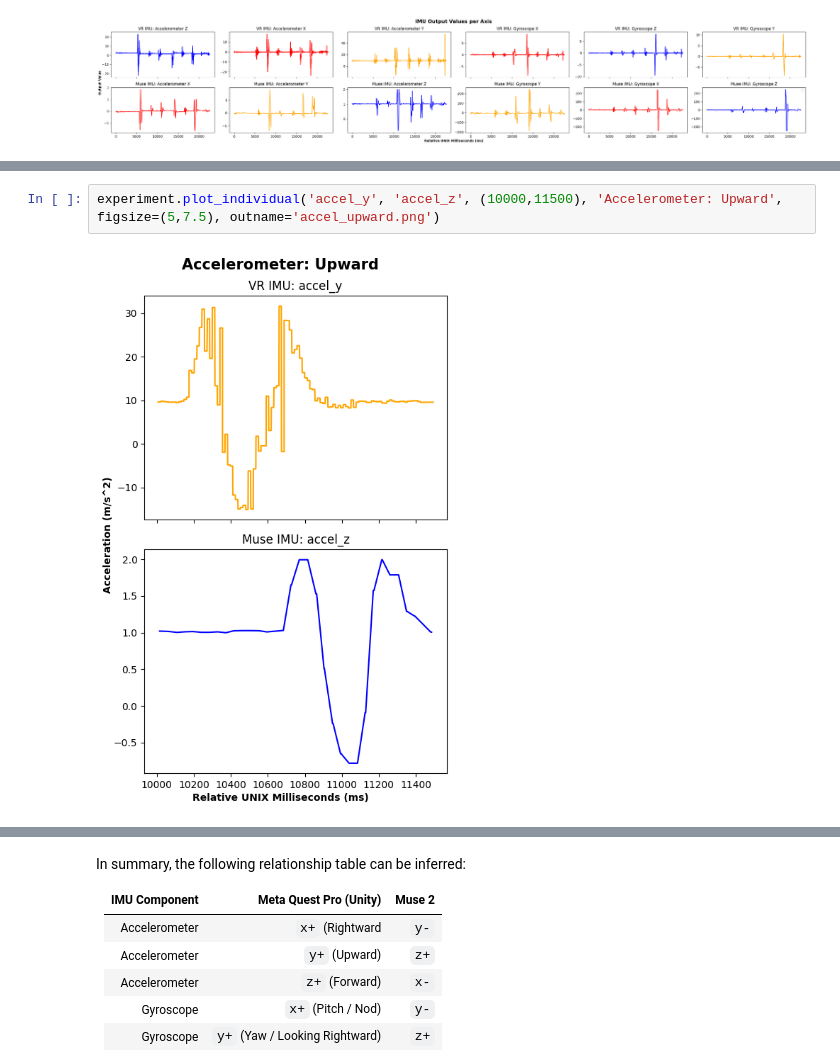
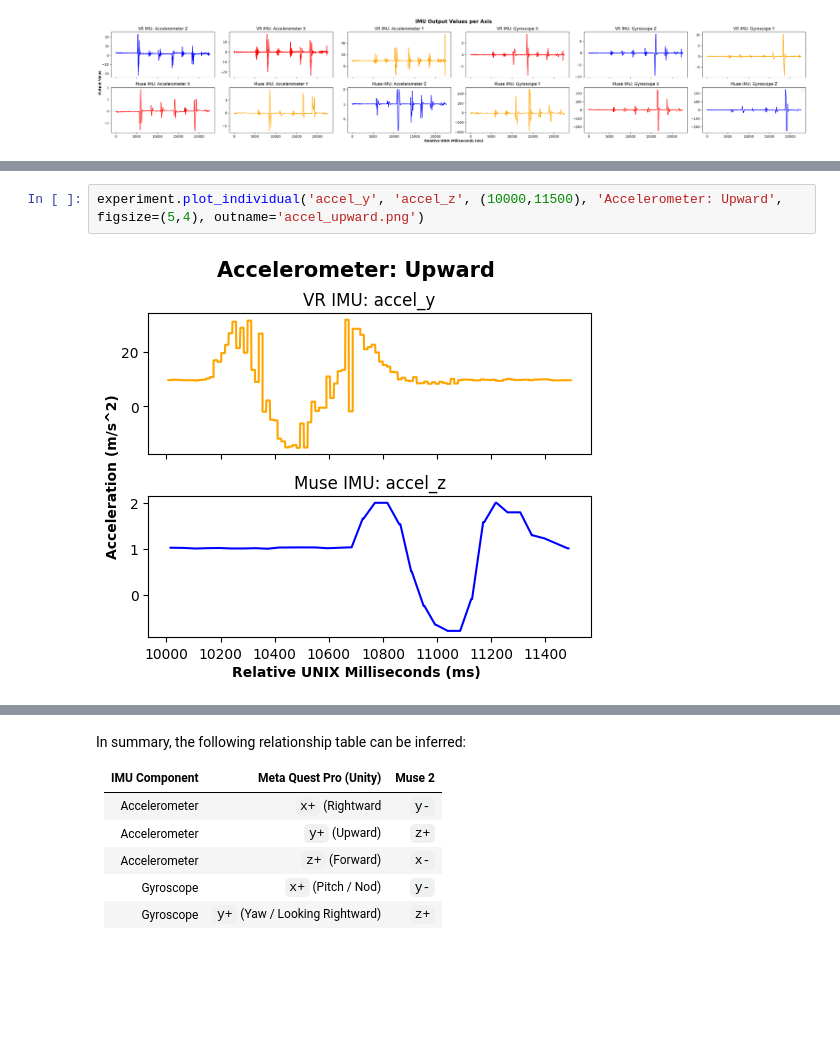
Before and after one commit to SimpleDevs-Research/EEG-Blink-Cal, a Jupyter notebook: axis-check.ipynb, the cells around one changed output, grey strips where cells are left out. Saved outputs shown, nothing was run; the diff lists cells and outputs as text; blank space fills up the shorter version.

```diff
--- a/axis-check.ipynb
+++ b/axis-check.ipynb
@@ -186,5 +186,5 @@ experiment.plot_individual('accel_x', 'accel_y', (7500,9500), 'Accelerometer: Ri
 # %%
-experiment.plot_individual('accel_y', 'accel_z', (10000,11500), 'Accelerometer: Upward', figsize=(5,7.5), outname='accel_upward.png')
+experiment.plot_individual('accel_y', 'accel_z', (10000,11500), 'Accelerometer: Upward', figsize=(5,4), outname='accel_upward.png')
 # %% [output]
-[figure, old version]
+[figure, new version]
 # %%
```
Also changed, not shown: parts of 5 cells of this notebook, 2 other files.
